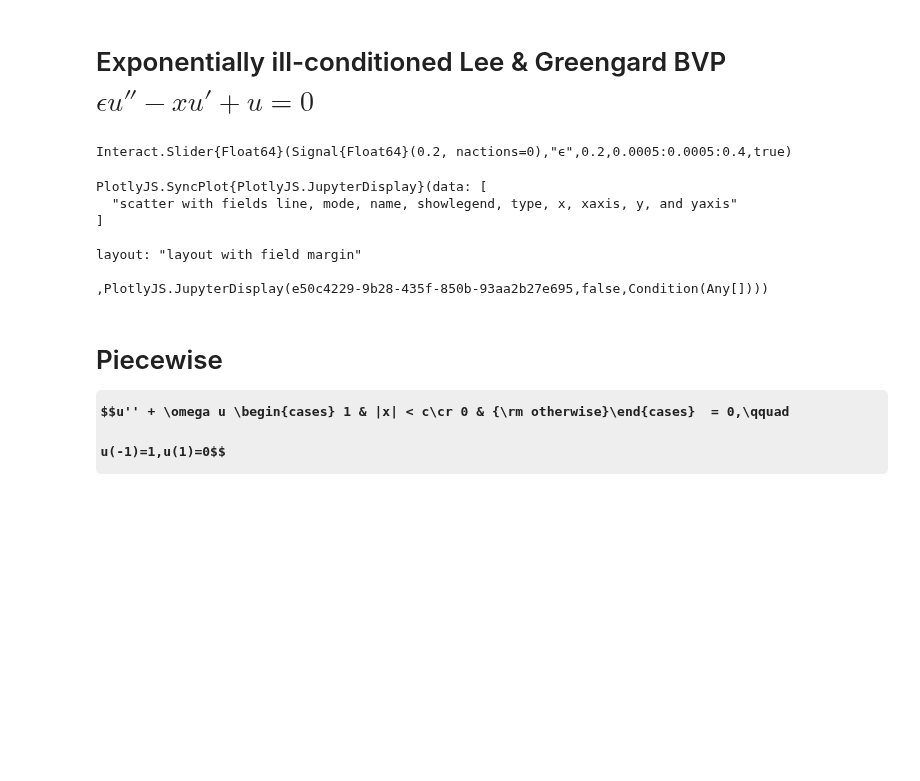
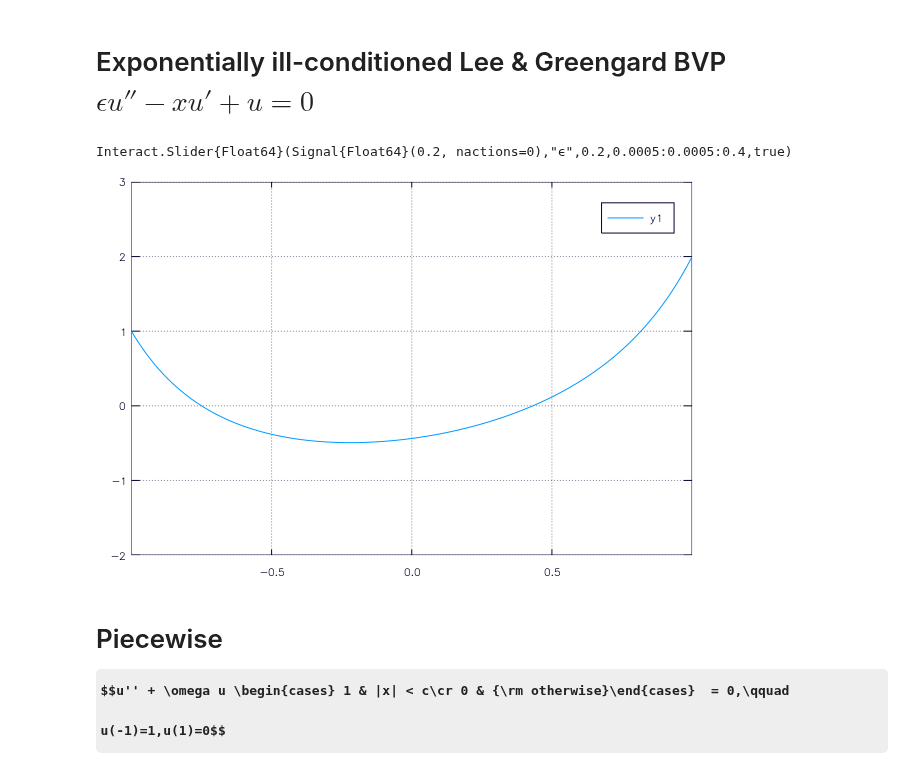
Before and after one commit to JuliaApproximation/ApproxFun.jl, a Jupyter notebook: examples/Manipulate ODEs and PDEs.ipynb, the cells around one changed output. Cells and saved outputs as stored; diff of their text form; code cells hidden in the pictures; some formulas as TeX source; blank space fills up the shorter version.

```diff
--- a/examples/Manipulate ODEs and PDEs.ipynb
+++ b/examples/Manipulate ODEs and PDEs.ipynb
@@ -49,22 +35,16 @@ layout: "layout with field margin"
 # %%
 x=Fun(identity)
 B=dirichlet()
 
 @manipulate for ϵ=0.0005:0.0005:0.4
     L=ϵ*𝒟^2 - x*𝒟 + I
 
      u=[B;L]\[1.,2.]
-    plot(u;ylims=(-2.,3.)).o
+    plot(u;ylims=(-2.,3.))
 end
 # %% [output]
 Interact.Slider{Float64}(Signal{Float64}(0.2, nactions=0),"ϵ",0.2,0.0005:0.0005:0.4,true)
-PlotlyJS.SyncPlot{PlotlyJS.JupyterDisplay}(data: [
-  "scatter with fields line, mode, name, showlegend, type, x, xaxis, y, and yaxis"
-]
-
-layout: "layout with field margin"
-
-,PlotlyJS.JupyterDisplay(e50c4229-9b28-435f-850b-93aa2b27e695,false,Condition(Any[])))
+[figure, added]
 # %% [markdown]
 # Piecewise $$u'' + \omega u \begin{cases} 1 & |x| < c\cr 0 & {\rm otherwise}\end{cases}  = 0,\qquad u(-1)=1,u(1)=0$$
 # %%
```
Also changed, not shown: parts of 6 cells of this notebook, 7 other files.
